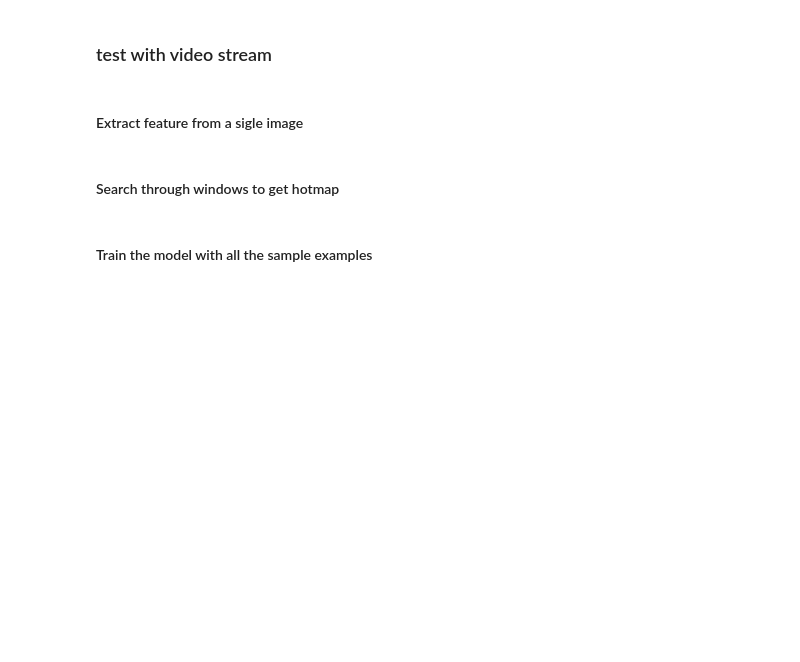
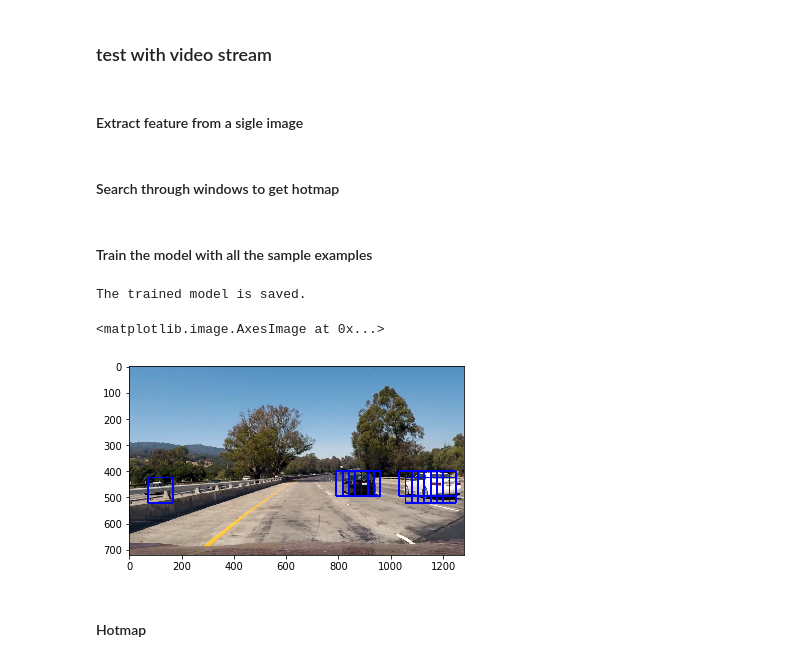
Before and after one commit to sunnyelf828/SelfDrivingCar-P5-Vehicle_Detection_and_Tracking, a Jupyter notebook: Vehicle_Detection.ipynb, the cells around one changed output. Drawn from its saved outputs; the diff is of its cells as text; code cells hidden in the pictures; blank space fills up the shorter version.

```diff
--- a/Vehicle_Detection.ipynb
+++ b/Vehicle_Detection.ipynb
@@ -128,11 +135,11 @@ Text(0.5,1,'Example HOG Image')
 # %%
 from sklearn.preprocessing import StandardScaler
 
-def bin_spatial(img,size=(32,32)): #to resize the image, blur image making it smaller
+def bin_spatial(img,size): #to resize the image, blur image making it smaller
     features = cv2.resize(img,size).ravel()
     return features
 
-def color_hist(img,nbins=32,bins_range=(0,256)):
+def color_hist(img,nbins,bins_range):
     channel1_hist = np.histogram(img[:,:,0]*255,bins=nbins,range=bins_range)
     channel2_hist = np.histogram(img[:,:,1]*255,bins=nbins,range=bins_range)
     channel3_hist = np.histogram(img[:,:,2]*255,bins=nbins,range=bins_range)
@@ -378,0 +367,11 @@ with open('svm_model/model-params.pk', 'wb') as pFile:
+# %%
+from sklearn.externals import joblib
+import pickle
+filename = "svm_model/svm.pkl"
+joblib.dump(svc, filename)
+pickle.dump(X,open("svm_model/scaled_X_data.pkl","wb"))
+pickle.dump(Y,open("svm_model/y_data.pkl","wb"))
+
+print("The trained model is saved.")
+# %% [output]
+The trained model is saved.
@@ -379,12 +391,6 @@ with open('svm_model/model-params.pk', 'wb') as pFile:
 # %%
-import matplotlib.image as mpimg
-import matplotlib.pyplot as plt
-import numpy as np
-import pickle
-import cv2
-from lesson_functions import *
 
-dist_pickle = pickle.load( open("svc_pickle.p", "rb" ) )
+dist_pickle = pickle.load( open("svm_model/svc_pickle.p", "rb" ) )
 svc = dist_pickle["svc"]
 X_scaler = dist_pickle["scaler"]
 orient = dist_pickle["orient"]
@@ -393,7 +399,7 @@ cell_per_block = dist_pickle["cell_per_block"]
 spatial_size = dist_pickle["spatial_size"]
 hist_bins = dist_pickle["hist_bins"]
 
-img = mpimg.imread('test_image.jpg')
+img = mpimg.imread('test_images/test1.jpg')
 
 # Define a single function that can extract features using hog sub-sampling and make predictions
 def find_cars(img, ystart, ystop, scale, svc, X_scaler, orient, pix_per_cell, cell_per_block, spatial_size, hist_bins):
@@ -402,7 +408,7 @@ def find_cars(img, ystart, ystop, scale, svc, X_scaler, orient, pix_per_cell, ce
     img = img.astype(np.float32)/255
 
     img_tosearch = img[ystart:ystop,:,:]
-    ctrans_tosearch = convert_color(img_tosearch, conv='RGB2YCrCb')
+    ctrans_tosearch = cv2.cvtColor(img_tosearch,cv2.COLOR_RGB2YCrCb)
     if scale != 1:
         imshape = ctrans_tosearch.shape
         ctrans_tosearch = cv2.resize(ctrans_tosearch, (np.int(imshape[1]/scale), np.int(imshape[0]/scale)))
@@ -427,6 +433,7 @@ def find_cars(img, ystart, ystop, scale, svc, X_scaler, orient, pix_per_cell, ce
     hog2 = get_hog_features(ch2, orient, pix_per_cell, cell_per_block, feature_vec=False)
     hog3 = get_hog_features(ch3, orient, pix_per_cell, cell_per_block, feature_vec=False)
 
+    on_windows = []
     for xb in range(nxsteps):
         for yb in range(nysteps):
             ypos = yb*cells_per_step
@@ -435,35 +442,40 @@ def find_cars(img, ystart, ystop, scale, svc, X_scaler, orient, pix_per_cell, ce
             hog_feat1 = hog1[ypos:ypos+nblocks_per_window, xpos:xpos+nblocks_per_window].ravel()
             hog_feat2 = hog2[ypos:ypos+nblocks_per_window, xpos:xpos+nblocks_per_window].ravel()
             hog_feat3 = hog3[ypos:ypos+nblocks_per_window, xpos:xpos+nblocks_per_window].ravel()
             hog_features = np.hstack((hog_feat1, hog_feat2, hog_feat3))
 
             xleft = xpos*pix_per_cell
             ytop = ypos*pix_per_cell
 
             # Extract the image patch
             subimg = cv2.resize(ctrans_tosearch[ytop:ytop+window, xleft:xleft+window], (64,64))
 
             # Get color features
-            spatial_features = bin_spatial(subimg, size=spatial_size)
-            hist_features = color_hist(subimg, nbins=hist_bins)
+            spatial_features = bin_spatial(subimg, spatial_size)
+            hist_features = color_hist(subimg, hist_bins, hist_range)
 
             # Scale features and make a prediction
             test_features = X_scaler.transform(np.hstack((spatial_features, hist_features, hog_features)).reshape(1, -1))
             #test_features = X_scaler.transform(np.hstack((shape_feat, hist_feat)).reshape(1, -1))
             test_prediction = svc.predict(test_features)
 
             if test_prediction == 1:
                 xbox_left = np.int(xleft*scale)
                 ytop_draw = np.int(ytop*scale)
                 win_draw = np.int(window*scale)
                 cv2.rectangle(draw_img,(xbox_left, ytop_draw+ystart),(xbox_left+win_draw,ytop_draw+win_draw+ystart),(0,0,255),6)
-
-    return draw_img
+                on_windows.append(((xbox_left, ytop_draw+ystart),(xbox_left+win_draw,ytop_draw+win_draw+ystart)))
+    return draw_img,on_windows
 
 ystart = 400
 ystop = 656
 scale = 1.5
 
-out_img = find_cars(img, ystart, ystop, scale, svc, X_scaler, orient, pix_per_cell, cell_per_block, spatial_size, hist_bins)
+out_img,on_windows = find_cars(img, ystart, ystop, scale, svc, X_scaler, orient, pix_per_cell, cell_per_block, spatial_size, hist_bins)
 
 plt.imshow(out_img)
+# %% [output]
+<matplotlib.image.AxesImage at 0x...>
+[figure, added]
+# %% [markdown]
+#### Hotmap
```
Also changed, not shown: parts of 26 cells of this notebook, 3 other files.
